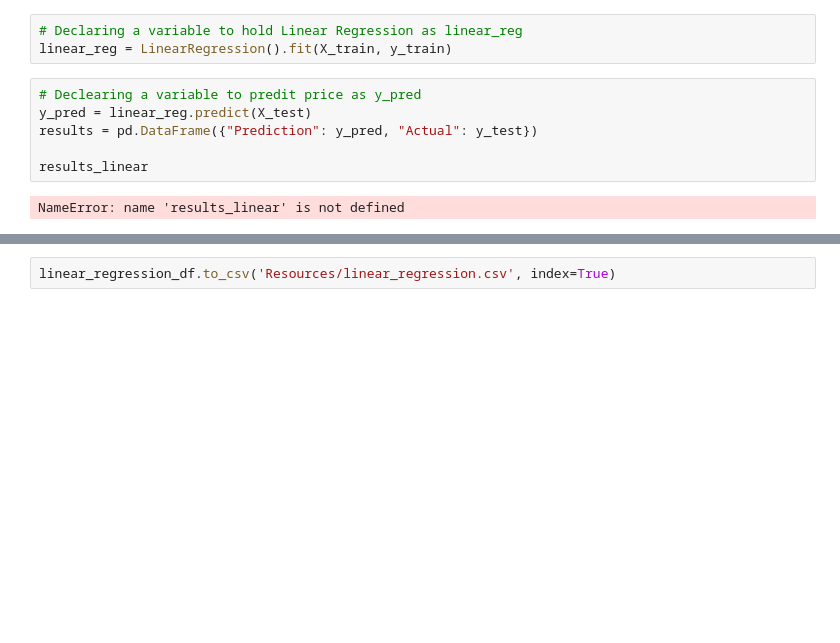
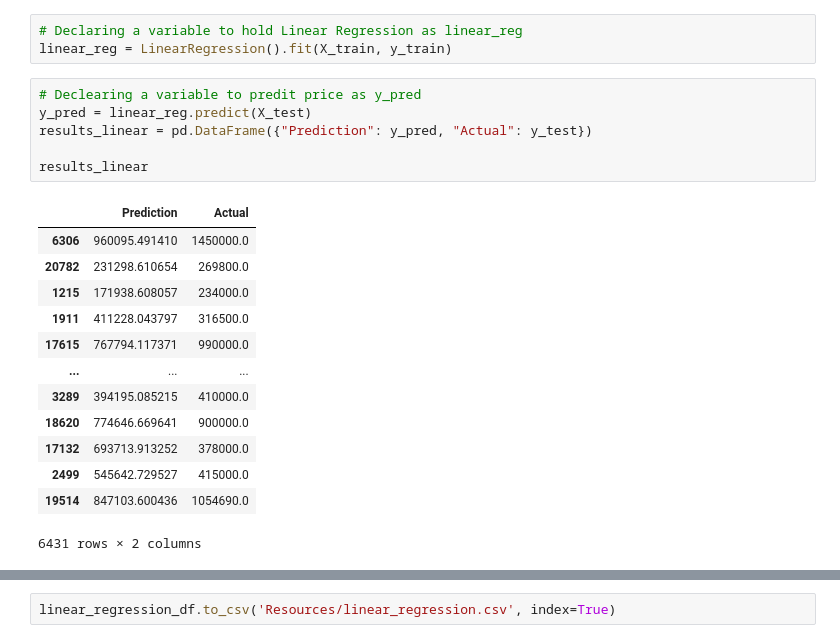
Before and after one commit to SeanW029/group5project, a Jupyter notebook: GridSearchCV.ipynb, the cells around one changed output, grey strips where cells are left out. Saved outputs shown, nothing was run; the diff lists cells and outputs as text; blank space fills up the shorter version.

Commit message:
error fixed

```diff
--- a/GridSearchCV.ipynb
+++ b/GridSearchCV.ipynb
@@ -624,11 +624,23 @@ linear_reg = LinearRegression().fit(X_train, y_train)
 # %%
 # Declearing a variable to predit price as y_pred
 y_pred = linear_reg.predict(X_test)
-results = pd.DataFrame({"Prediction": y_pred, "Actual": y_test})
+results_linear = pd.DataFrame({"Prediction": y_pred, "Actual": y_test})
 
 results_linear
 # %% [output]
+|  | Prediction | Actual |
+| 6306 | 960095.491410 | 1450000.0 |
+| 20782 | 231298.610654 | 269800.0 |
+| 1215 | 171938.608057 | 234000.0 |
+| 1911 | 411228.043797 | 316500.0 |
+| 17615 | 767794.117371 | 990000.0 |
+| ... | ... | ... |
+| 3289 | 394195.085215 | 410000.0 |
+| 18620 | 774646.669641 | 900000.0 |
+| 17132 | 693713.913252 | 378000.0 |
+| 2499 | 545642.729527 | 415000.0 |
+| 19514 | 847103.600436 | 1054690.0 |
-NameError: name 'results_linear' is not defined
+6431 rows × 2 columns
 # %%
 linear_regression_df = pd.DataFrame(results_linear, columns = ['Prediction', 'Actual'])
 linear_regression_df
```
Also changed, not shown: parts of 17 cells of this notebook.
